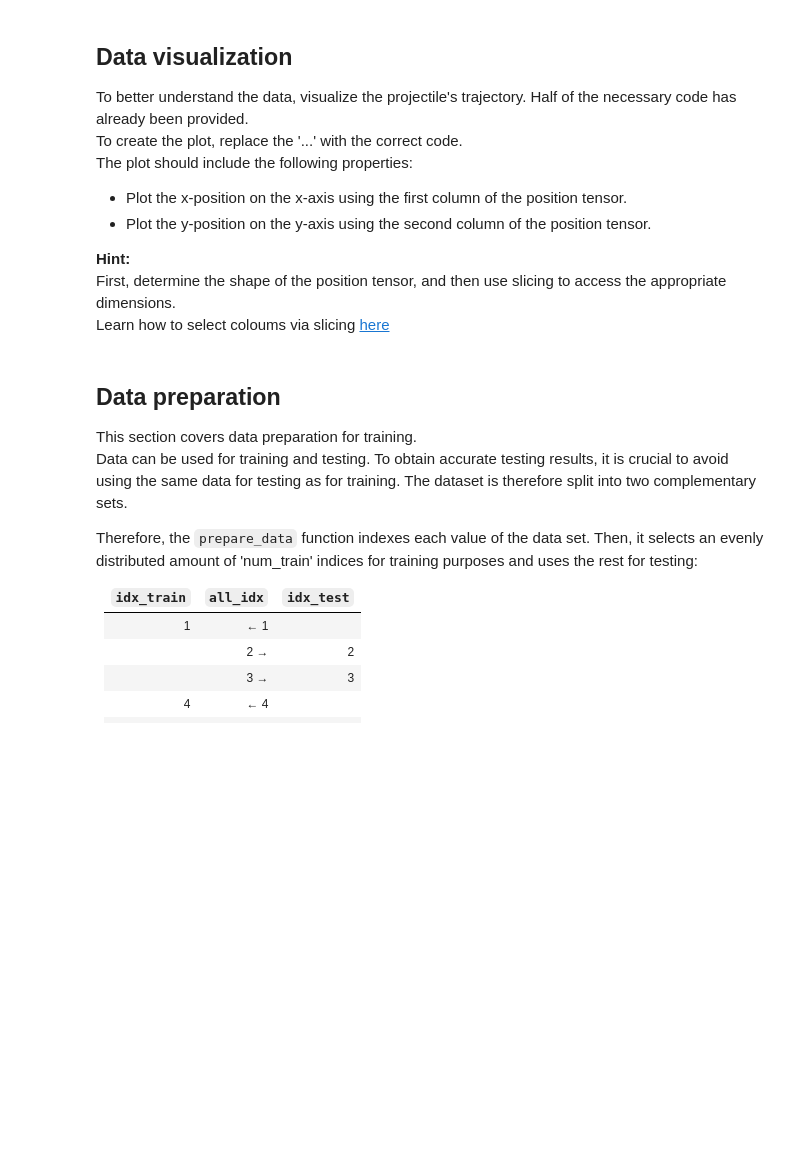
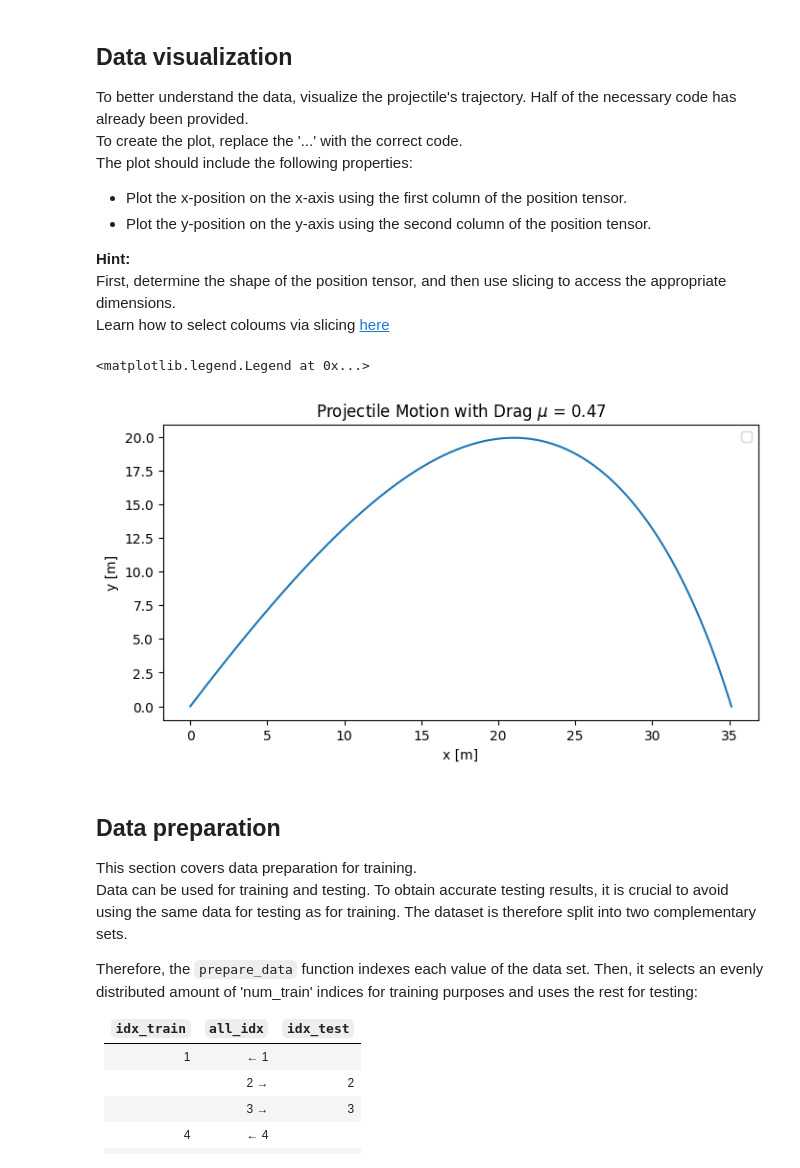
Before and after one commit to justlikemanuel/ZnPINNLab, a Jupyter notebook: day1/projectile_motion_template.ipynb, the cells around one changed output. Drawn from its saved outputs; the diff is of its cells as text; code cells hidden in the pictures; blank space fills up the shorter version.

```diff
--- a/day1/projectile_motion_template.ipynb
+++ b/day1/projectile_motion_template.ipynb
@@ -95,11 +95,14 @@ First, determine the shape of the position tensor, and then use slicing to acces
 Learn how to select coloums via slicing [here](https://note.nkmk.me/en/python-numpy-ndarray-slice/)
 # %%
 plt.figure(figsize=(8, 4))
-#plt.plot(...)
+plt.plot(position[:,0],position[:,1])
 plt.title(rf"Projectile Motion with Drag $\mu$ = {physical_system.drag_coeff:.2f}")
 plt.xlabel("x [m]")
 plt.ylabel("y [m]")
 plt.legend()
+# %% [output]
+<matplotlib.legend.Legend at 0x...>
+[figure, added]
 # %% [markdown]
 ## Data preparation
 This section covers data preparation for training.
```
Also changed, not shown: parts of 19 cells of this notebook.
